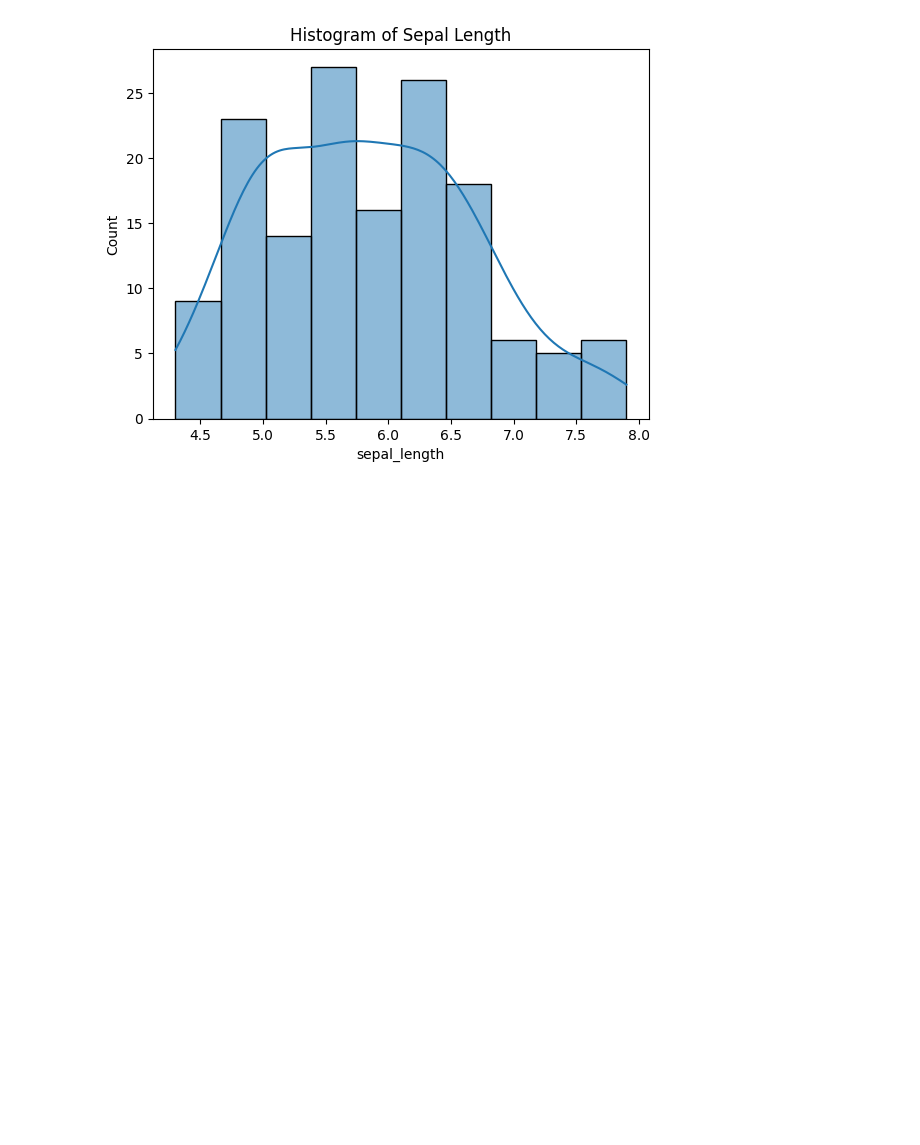
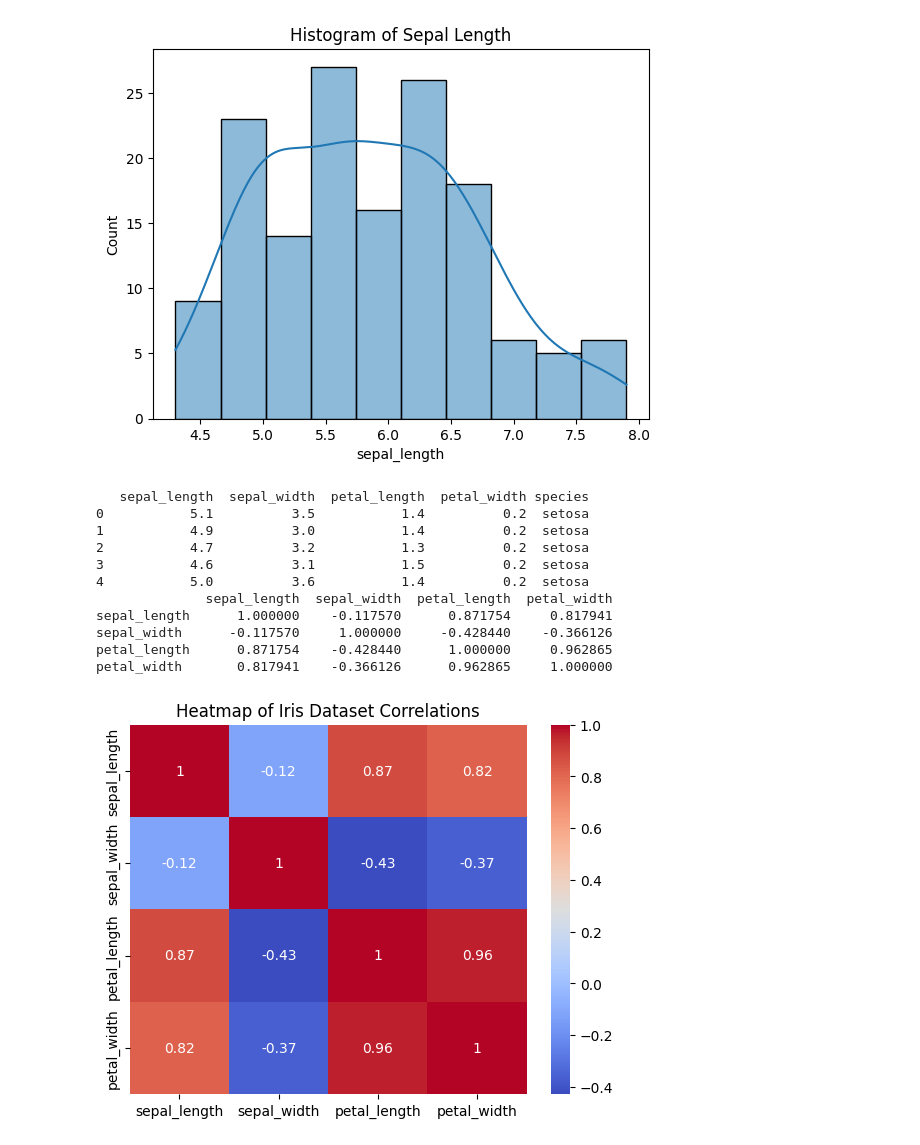
Before and after one commit to MohdSiddiq12/Python-exercise, a Jupyter notebook: day10/advanced.ipynb, the cells around one changed output. Drawn from its saved outputs; the diff is of its cells as text; code cells hidden in the pictures; blank space fills up the shorter version.

Commit message:
day 10 data visualizations

```diff
--- a/day10/advanced.ipynb
+++ b/day10/advanced.ipynb
@@ -61,3 +61,36 @@ plt.title('Histogram of Sepal Length')
 plt.show()
 # %% [output]
 [figure]
+# %%
+import seaborn as sns
+import matplotlib.pyplot as plt
+
+# Load the Iris dataset
+df = sns.load_dataset('iris')
+
+# Display the first few rows of the dataset to ensure it loaded correctly
+print(df.head())
+
+# Calculate the correlation matrix, excluding the 'species' column
+corr = df.drop(columns='species').corr()
+
+# Display the correlation matrix to ensure it was calculated correctly
+print(corr)
+
+# Create the heatmap
+sns.heatmap(corr, annot=True, cmap='coolwarm')
+plt.title('Heatmap of Iris Dataset Correlations')
+plt.show()
+# %% [output]
+   sepal_length  sepal_width  petal_length  petal_width species
+0           5.1          3.5           1.4          0.2  setosa
+1           4.9          3.0           1.4          0.2  setosa
+2           4.7          3.2           1.3          0.2  setosa
+3           4.6          3.1           1.5          0.2  setosa
+4           5.0          3.6           1.4          0.2  setosa
+              sepal_length  sepal_width  petal_length  petal_width
+sepal_length      1.000000    -0.117570      0.871754     0.817941
+sepal_width      -0.117570     1.000000     -0.428440    -0.366126
+petal_length      0.871754    -0.428440      1.000000     0.962865
+petal_width       0.817941    -0.366126      0.962865     1.000000
+[figure, added]
```
